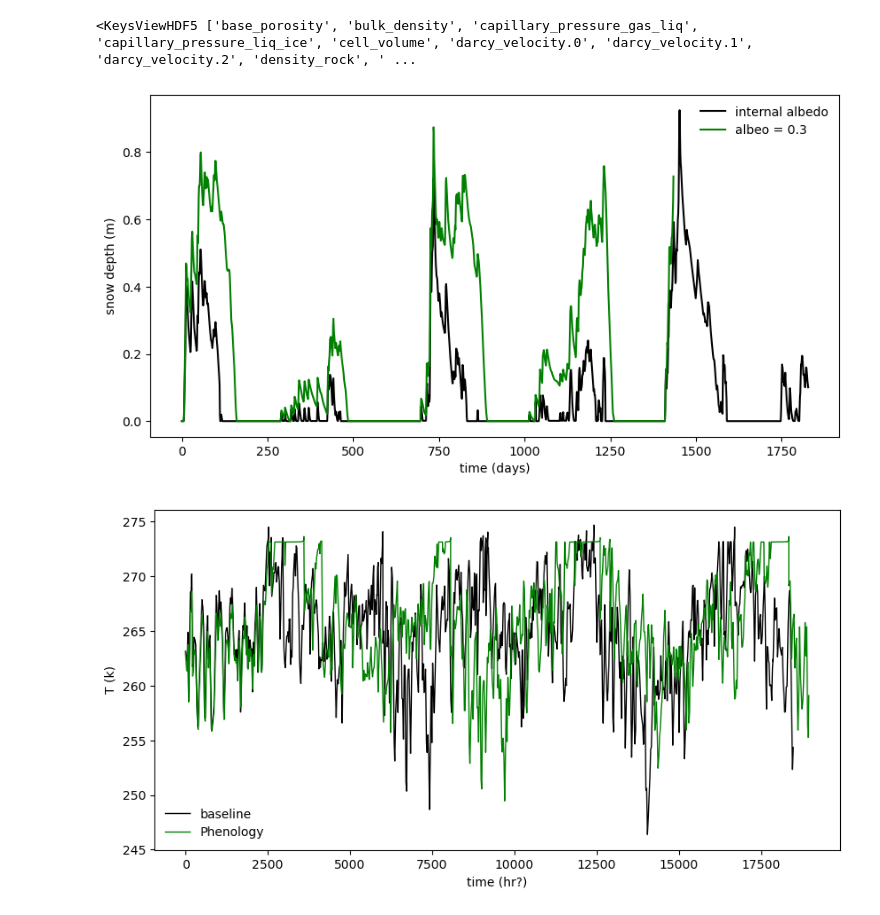
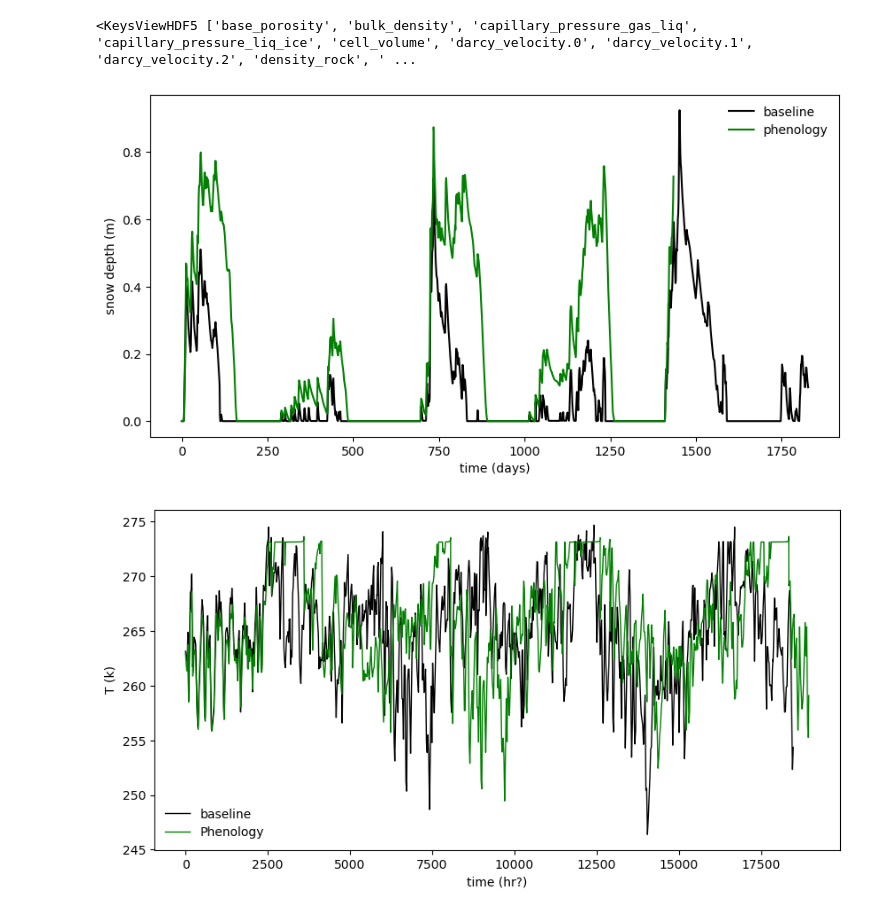
Before and after one commit to AndrewGraus/ATS-EcoSIM-demos, a Jupyter notebook: jupyter_notebooks/Pheno_test.ipynb, the cells around one changed output. Saved outputs shown, nothing was run; the diff lists cells and outputs as text; code cells hidden in the pictures.

```diff
--- a/jupyter_notebooks/Pheno_test.ipynb
+++ b/jupyter_notebooks/Pheno_test.ipynb
@@ -14,22 +14,22 @@ f.keys()
 # %%
 ss_base = np.loadtxt("../Albedo_runs/Baseline_heat_test/snow_status.dat",delimiter=",")
 ss_phen = np.loadtxt("../Phenology_calibration/canopy_heat_carryover_test/snow_status.dat",delimiter=",")
 
 time = ss_base[:,0]/86400
 t_phen = ss_phen[:,0]/86400
 sd_base = ss_base[:,1]
 sd_phen = ss_phen[:,1]
 
 fig0 = plt.figure(figsize=(10,5))
-plt.plot(time,sd_base,color='k', label="internal albedo")
-plt.plot(t_phen,sd_phen,color='g', label="albeo = 0.3")
+plt.plot(time,sd_base,color='k', label="baseline")
+plt.plot(t_phen,sd_phen,color='g', label="phenology")
 #plt.plot(time,sd_high,color='r', label="albeo = 0.9")
 plt.legend(frameon=False)
 plt.xlabel("time (days)")
 plt.ylabel("snow depth (m)")
 plt.show()
 # %% [output]
-[figure, old version]
+[figure, new version]
 # %%
 energy_base = np.loadtxt("../Albedo_runs/Baseline_heat_test/snow_debug.txt")
 #energy_phen = np.loadtxt("../Phenology_calibration/snow_heat_test/snow_debug.txt")
```
